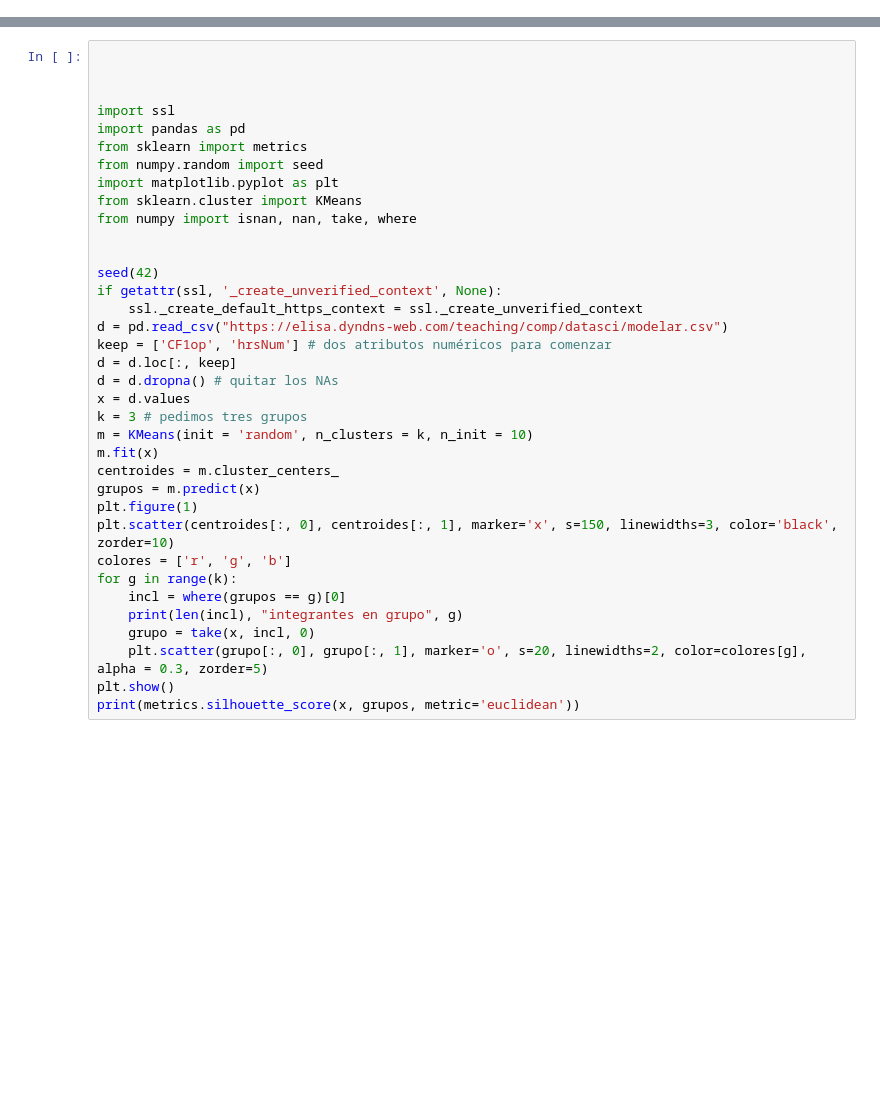
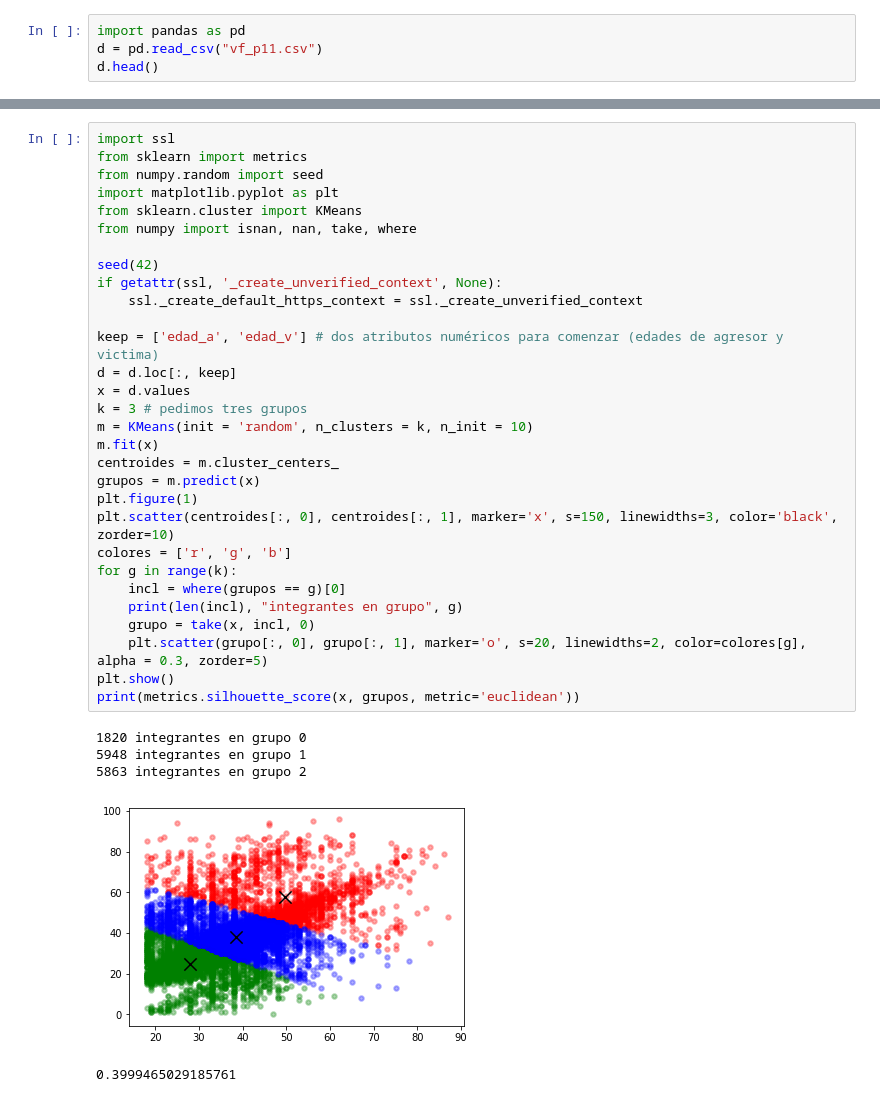
Before and after one commit to Saphira3000/Ciencia_de_Datos, a Jupyter notebook: p11.ipynb, the cells around one changed output, grey strips where cells are left out. Drawn from its saved outputs; the diff is of its cells as text; blank space fills up the shorter version.

```diff
--- a/p11.ipynb
+++ b/p11.ipynb
@@ -7,0 +10,4 @@ El objetivo de esta práctica es seleccionar por lo menos dos algoritmos distint
+# %%
+import pandas as pd
+d = pd.read_csv("vf_p11.csv")
+d.head()
@@ -8,36 +27,36 @@ El objetivo de esta práctica es seleccionar por lo menos dos algoritmos distint
 # %%
-
-
-
 import ssl
-import pandas as pd
 from sklearn import metrics
 from numpy.random import seed
 import matplotlib.pyplot as plt
 from sklearn.cluster import KMeans
 from numpy import isnan, nan, take, where
 
-
 seed(42)
 if getattr(ssl, '_create_unverified_context', None):
     ssl._create_default_https_context = ssl._create_unverified_context
-d = pd.read_csv("https://elisa.dyndns-web.com/teaching/comp/datasci/modelar.csv")
-keep = ['CF1op', 'hrsNum'] # dos atributos numéricos para comenzar
+
+keep = ['edad_a', 'edad_v'] # dos atributos numéricos para comenzar (edades de agresor y victima)
 d = d.loc[:, keep]
-d = d.dropna() # quitar los NAs
 x = d.values
 k = 3 # pedimos tres grupos
 m = KMeans(init = 'random', n_clusters = k, n_init = 10)
 m.fit(x)
 centroides = m.cluster_centers_
 grupos = m.predict(x)
 plt.figure(1)
 plt.scatter(centroides[:, 0], centroides[:, 1], marker='x', s=150, linewidths=3, color='black', zorder=10)
 colores = ['r', 'g', 'b']
 for g in range(k):
     incl = where(grupos == g)[0]
     print(len(incl), "integrantes en grupo", g)
     grupo = take(x, incl, 0)
     plt.scatter(grupo[:, 0], grupo[:, 1], marker='o', s=20, linewidths=2, color=colores[g], alpha = 0.3, zorder=5)
 plt.show()
 print(metrics.silhouette_score(x, grupos, metric='euclidean'))
+# %% [output]
+1820 integrantes en grupo 0
+5948 integrantes en grupo 1
+5863 integrantes en grupo 2
+[figure, added]
+0.3999465029185761
```
Also changed, not shown: parts of 9 cells of this notebook, 1 other file.
